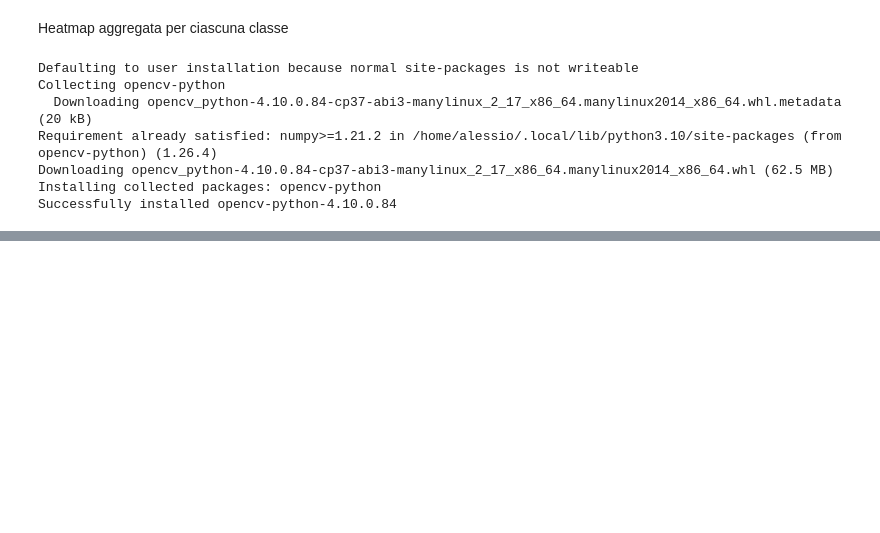
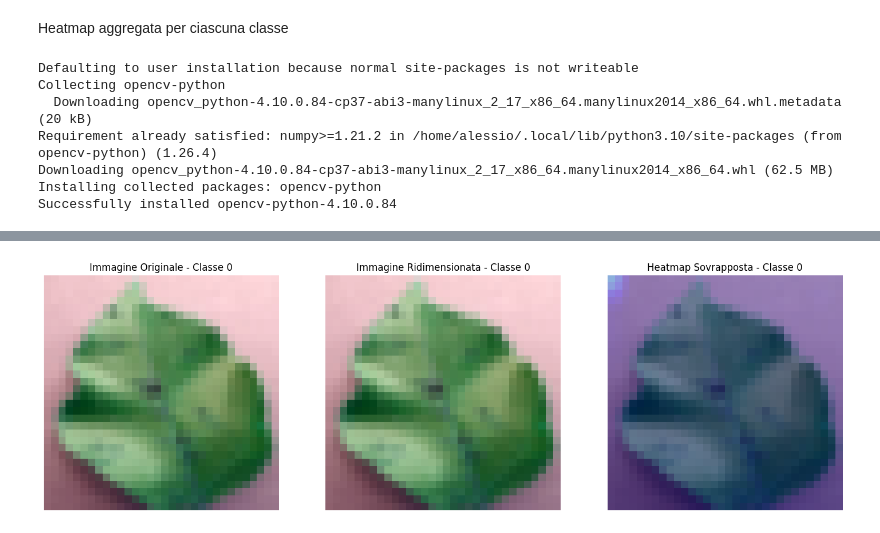
Before and after one commit to cycileo/FDS-Project, a Jupyter notebook: first_attempt.ipynb, the cells around one changed output, grey strips where cells are left out. Saved outputs shown, nothing was run; the diff lists cells and outputs as text; code cells hidden in the pictures; blank space fills up the shorter version.

```diff
--- a/first_attempt.ipynb
+++ b/first_attempt.ipynb
@@ -1435,0 +1508,84 @@ RuntimeError: mat1 and mat2 shapes cannot be multiplied (1x100352 and 131072x512
+# %%
+import numpy as np
+import matplotlib.pyplot as plt
+import cv2
+
+# Funzione per calcolare la heatmap aggregata per ciascuna classe
+def generate_class_heatmaps(model, dataset, num_classes, num_samples_per_class):
+    heatmaps_by_class = {}
+
+    # Per ogni classe
+    for class_idx in range(num_classes):
+        heatmap_list = []
+        print(f"Generazione heatmap per la classe {class_idx}...")
+
+        # Campiona immagini per la classe
+        class_images = [
+            (img, label) for img, label in dataset if label == class_idx
+        ][:num_samples_per_class]
+
+        # Calcola la heatmap per ogni immagine
+        for img, _ in class_images:
+            heatmap = generate_heatmap(model, img.cuda(), class_idx)
+            heatmap_list.append(heatmap)
+
+        # Media delle heatmap per la classe
+        aggregated_heatmap = np.mean(heatmap_list, axis=0)
+        heatmaps_by_class[class_idx] = aggregated_heatmap
+
+    return heatmaps_by_class
+
+# Visualizza le heatmap aggregate per ciascuna classe
+def plot_heatmaps_with_comparison(heatmaps_by_class, dataset):
+    for class_idx, aggregated_heatmap in heatmaps_by_class.items():
+        print(f"Visualizzazione heatmap per la classe {class_idx}...")
+
+        # Recupera un'immagine di esempio per la classe
+        sample_img = next(img for img, label in dataset if label == class_idx)
+        original_img = sample_img.permute(1, 2, 0).cpu().numpy()  # Converti in formato HWC
+
+        # Normalizza original_img a 0-255 e convertilo a uint8
+        original_img_normalized = (original_img - original_img.min()) / (original_img.max() - original_img.min()) * 255
+        original_img_normalized = original_img_normalized.astype(np.uint8)
+
+        # Ridimensiona l'immagine originale alla stessa dimensione della heatmap
+        resized_img = cv2.resize(original_img_normalized, (aggregated_heatmap.shape[1], aggregated_heatmap.shape[0]))
+
+        # Colora la heatmap
+        heatmap_colored = cv2.applyColorMap(aggregated_heatmap.astype(np.uint8), cv2.COLORMAP_JET)
+
+        # Sovrapponi immagine ridimensionata e heatmap
+        superimposed_img = cv2.addWeighted(resized_img, 0.6, heatmap_colored, 0.4, 0)
+
+        # Visualizza immagine originale, ridimensionata e heatmap sovrapposta fianco a fianco
+        plt.figure(figsize=(18, 6))
+
+        # Mostra immagine originale (non ridimensionata)
+        plt.subplot(1, 3, 1)
+        plt.imshow(cv2.cvtColor(original_img_normalized, cv2.COLOR_BGR2RGB))  # Converti da BGR a RGB per matplotlib
+        plt.title(f"Immagine Originale - Classe {class_idx}")
+        plt.axis('off')
+
+        # Mostra immagine ridimensionata
+        plt.subplot(1, 3, 2)
+        plt.imshow(cv2.cvtColor(resized_img, cv2.COLOR_BGR2RGB))
+        plt.title(f"Immagine Ridimensionata - Classe {class_idx}")
+        plt.axis('off')
+
+        # Mostra immagine sovrapposta con heatmap
+        plt.subplot(1, 3, 3)
+        plt.imshow(cv2.cvtColor(superimposed_img, cv2.COLOR_BGR2RGB))
+        plt.title(f"Heatmap Sovrapposta - Classe {class_idx}")
+        plt.axis('off')
+
+        # Mostra il grafico
+        plt.show()
+
+# Generazione heatmap per ciascuna classe
+num_classes = 3  # Numero di classi nel dataset
+num_samples_per_class = 10  # Numero di immagini per classe
+heatmaps_by_class = generate_class_heatmaps(model, dataset, num_classes, num_samples_per_class)
+
+# Visualizzazione heatmap aggregate
+plot_heatmaps_with_comparison(heatmaps_by_class, dataset)
+# %% [output]
@@ -1435,0 +1596 @@ RuntimeError: mat1 and mat2 shapes cannot be multiplied (1x100352 and 131072x512
+[figure, added]
```
Also changed, not shown: parts of 8 cells of this notebook, 3 other files.
